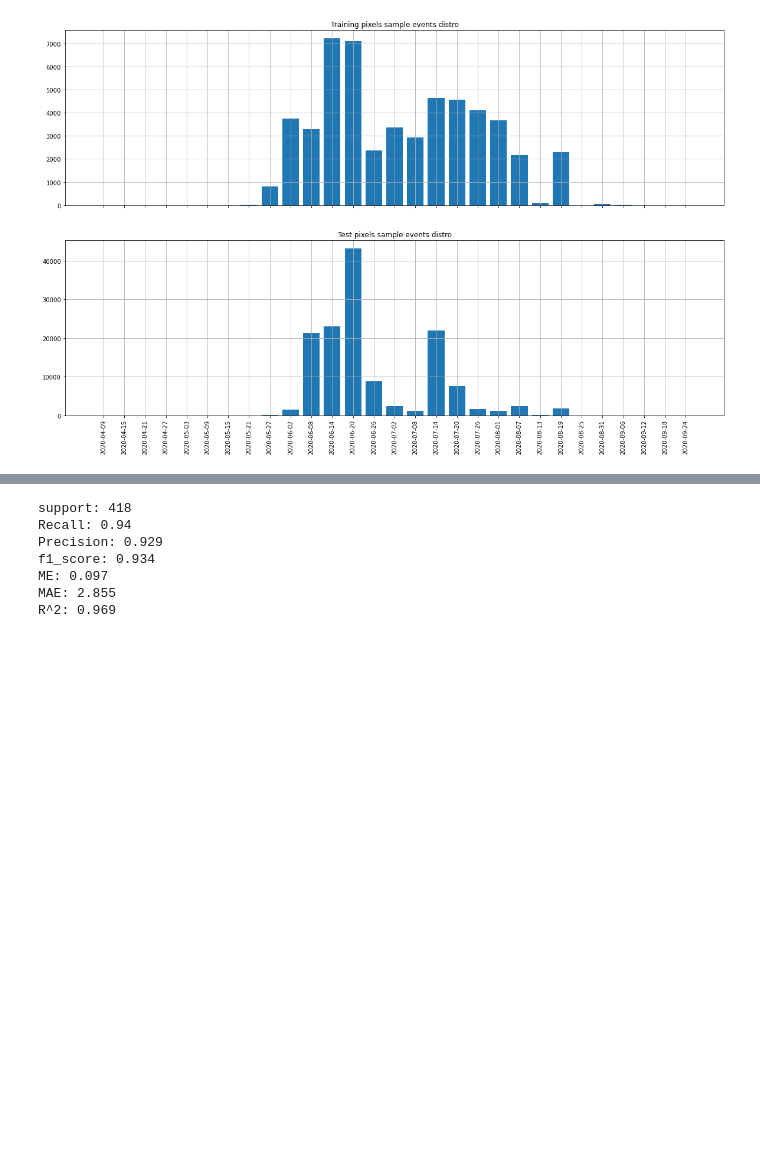
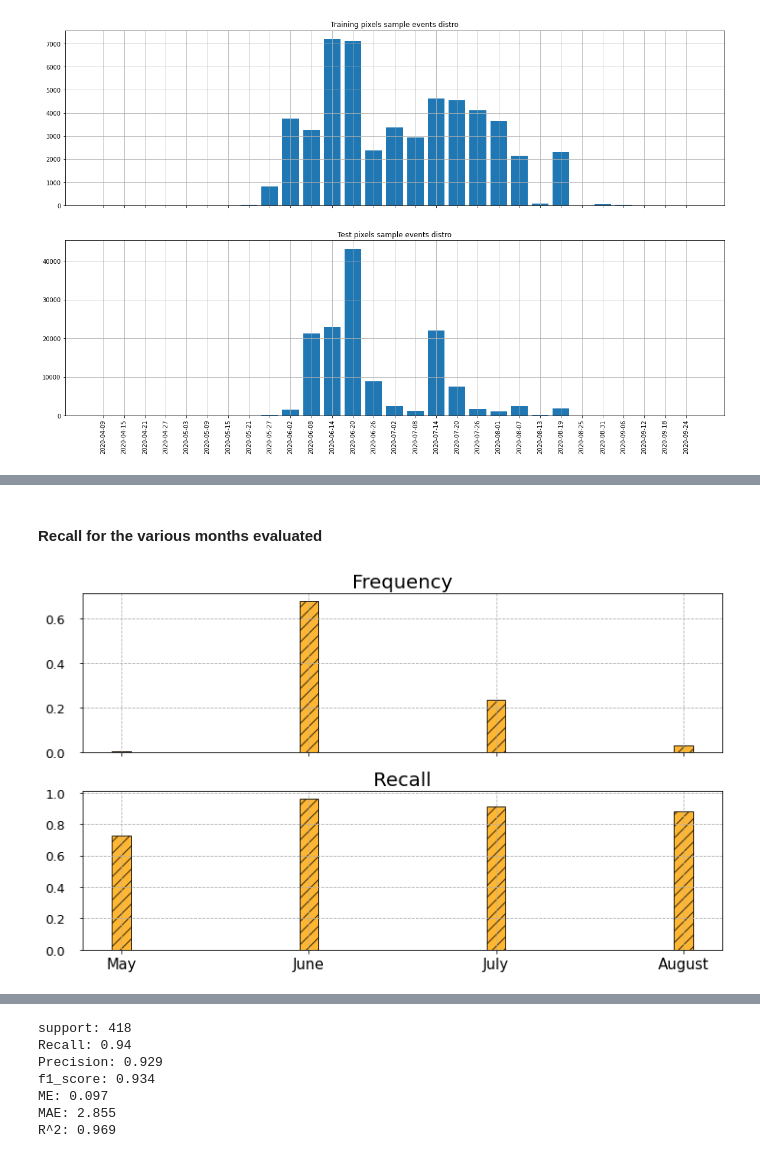
Before and after one commit to Agri-Hub/Deep-Learning-for-Cloud-Gap-Filling-on-Normalized-Difference-Vegetation-Index, a Jupyter notebook: Mowing_CNN_RNN.ipynb, the cells around one changed output, grey strips where cells are left out. Saved outputs shown, nothing was run; the diff lists cells and outputs as text; code cells hidden in the pictures; blank space fills up the shorter version.

```diff
--- a/Mowing_CNN_RNN.ipynb
+++ b/Mowing_CNN_RNN.ipynb
@@ -328,3 +387,50 @@ R^2: 0.971
+# %% [markdown]
+#### Recall for the various months evaluated
+# %%
+months_total_fusion = {k:0 for k in sorted(set(m.month for m in set(ground_truth.values())))}
+months_correct_fusion = {k:0 for k in sorted(set(m.month for m in set(ground_truth.values())))}
+
+
+for c in sorted(pixel_id_test):
+    c_1 = '-'.join(c.split('-')[:-1])
+    months_total_fusion[ground_truth[c_1].month] += 1
+    try:
+        if np.abs((results_mowing[c][0][0]-ground_truth[c_1]).days) < tolerance:
+            months_correct_fusion[ground_truth[c_1].month] += 1
+    except:
+        pass
+
+months_recall_fusion = {k:months_correct_fusion[k]/months_total_fusion[k] for k in sorted(months_total_fusion.keys())}
+
+monthly_total = {}
+vals = np.array(list(months_total_fusion.values()))
+for k,v in months_correct_fusion.items():
+    monthly_total[k] = v/vals.sum()
+
+
+
+fig,ax = plt.subplots(nrows=2,figsize=(10,6),gridspec_kw= {"height_ratios": (0.5,0.5)},sharex=True)
+
+ax[0].bar(['May','June','July','August'],monthly_total.values()
+          ,width=0.1,color='orange',alpha=0.8,edgecolor='black',hatch="//")
+ax[0].grid(linestyle='--', linewidth=0.8)
+ax[0].set_yticks(np.arange(0,0.7,0.2))
+ax[0].tick_params(axis='y', which='major', labelsize=13, pad=15)
+ax[0].tick_params(axis='x', which='major', labelsize=15)
+ax[0].set_title('Frequency', fontdict={'fontsize': 20, 'fontweight': 'medium'})
+
+ax[1].bar(['May','June','July','August'],months_recall_fusion.values()
+          ,width=0.1,color='orange',alpha=0.8,edgecolor='black',hatch="//")
+ax[1].grid(linestyle='--', linewidth=0.8)
+ax[1].set_yticks(np.arange(0,1.1,0.2))
+ax[1].tick_params(axis='y', which='major', labelsize=13, pad=15)
+ax[1].tick_params(axis='x', which='major', labelsize=15)
+ax[1].set_title('Recall', fontdict={'fontsize': 20, 'fontweight': 'medium'})
+
+plt.tight_layout()
+plt.show()
+# %% [output]
+[figure, added]
 # %%
 predictions_mowing_parcel, perf_parcel = results_aggr(results_mowing,ground_truth,
                                                       perc_tolerance=0.5,tolerance=tolerance)
```
Also changed, not shown: parts of 30 cells of this notebook, 1 other file.
